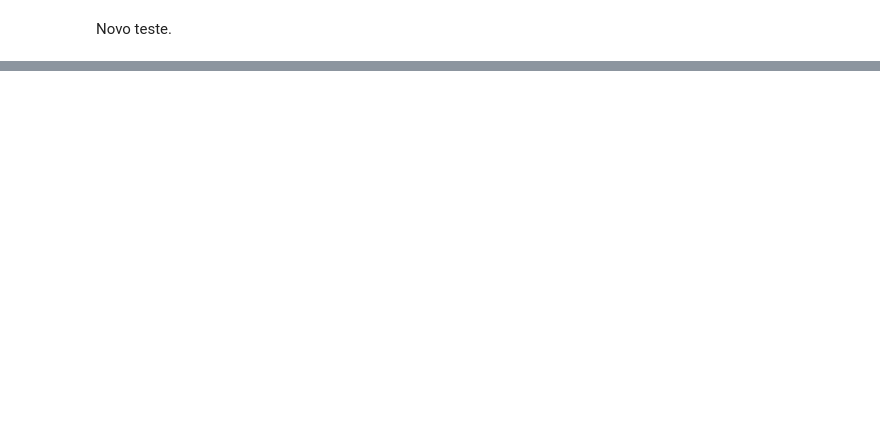
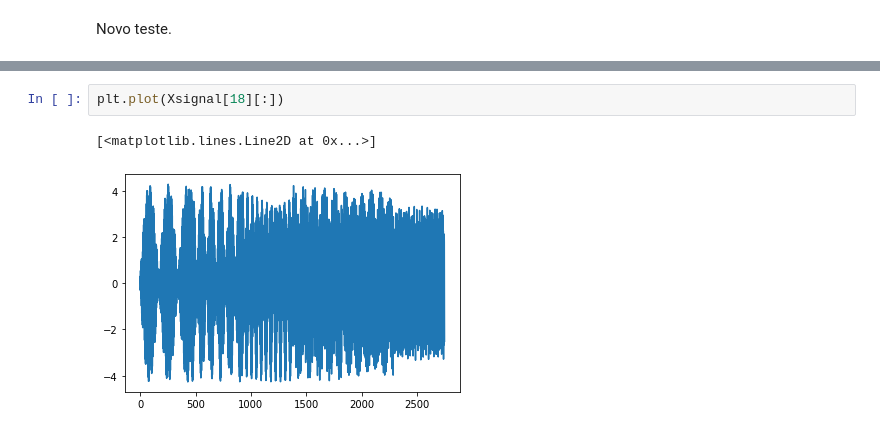
Before and after one commit to miguelfs/mod_specgram, a Jupyter notebook: poc_tcc.ipynb, the cells around one changed output, grey strips where cells are left out. Drawn from its saved outputs; the diff is of its cells as text; blank space fills up the shorter version.

```diff
--- a/poc_tcc.ipynb
+++ b/poc_tcc.ipynb
@@ -423,0 +386,5 @@ get_mod_specgram(x1)
+# %%
+plt.plot(Xsignal[18][:])
+# %% [output]
+[<matplotlib.lines.Line2D at 0x...>]
+[figure, added]
```
Also changed, not shown: parts of 25 cells of this notebook.
